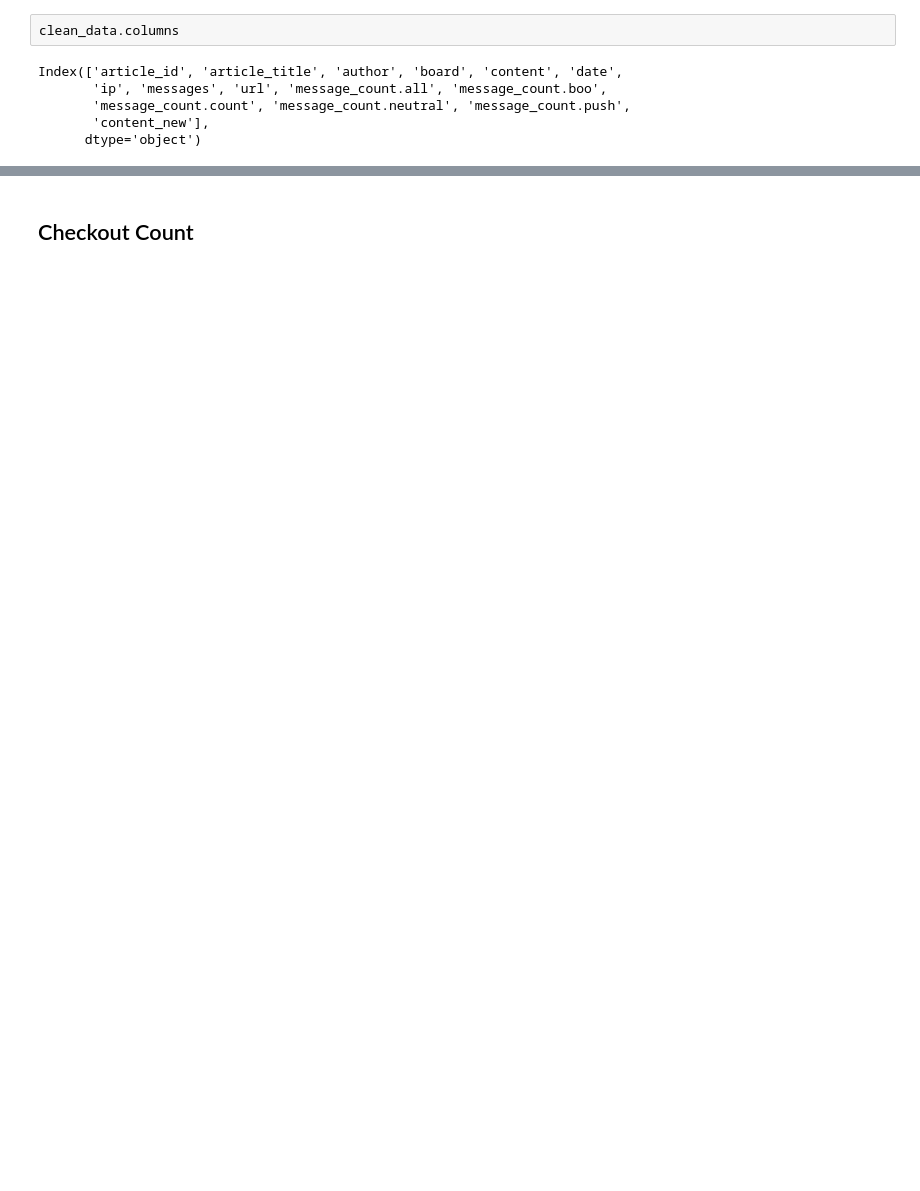
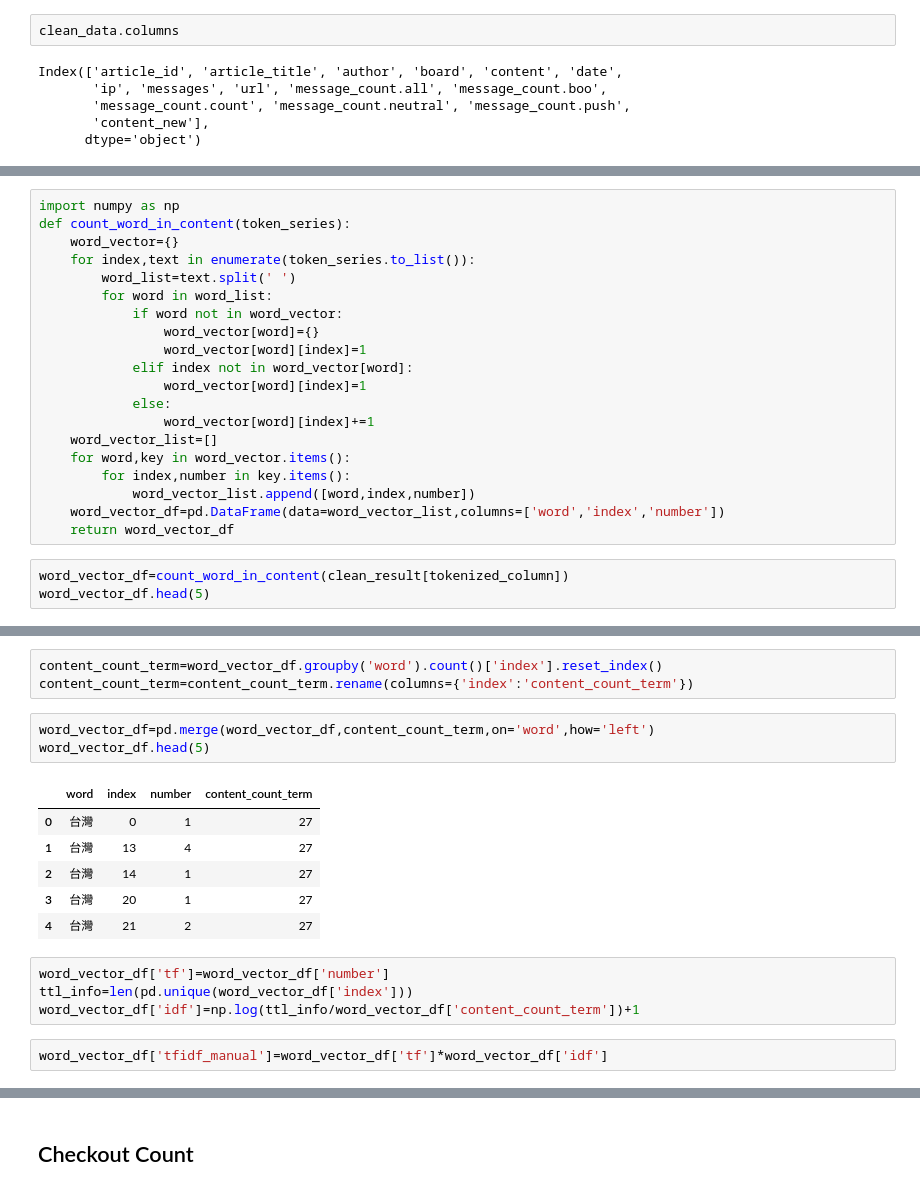
Before and after one commit to jjudy60334/tfidf_demo, a Jupyter notebook: tfidf_demo.ipynb, the cells around one changed output, grey strips where cells are left out. Cells and saved outputs as stored; diff of their text form; blank space fills up the shorter version.

```diff
--- a/tfidf_demo.ipynb
+++ b/tfidf_demo.ipynb
@@ -81,0 +73,23 @@ clean_data
+# %%
+import numpy as np
+def count_word_in_content(token_series):
+    word_vector={}
+    for index,text in enumerate(token_series.to_list()):
+        word_list=text.split(' ')
+        for word in word_list:
+            if word not in word_vector:
+                word_vector[word]={}
+                word_vector[word][index]=1
+            elif index not in word_vector[word]:
+                word_vector[word][index]=1
+            else:
+                word_vector[word][index]+=1
+    word_vector_list=[]
+    for word,key in word_vector.items():
+        for index,number in key.items():
+            word_vector_list.append([word,index,number])
+    word_vector_df=pd.DataFrame(data=word_vector_list,columns=['word','index','number'])
+    return word_vector_df
+# %%
+word_vector_df=count_word_in_content(clean_result[tokenized_column])
+word_vector_df.head(5)
@@ -81,0 +103,19 @@ clean_data
+# %%
+content_count_term=word_vector_df.groupby('word').count()['index'].reset_index()
+content_count_term=content_count_term.rename(columns={'index':'content_count_term'})
+# %%
+word_vector_df=pd.merge(word_vector_df,content_count_term,on='word',how='left')
+word_vector_df.head(5)
+# %% [output]
+|  | word | index | number | content_count_term |
+| 0 | 台灣 | 0 | 1 | 27 |
+| 1 | 台灣 | 13 | 4 | 27 |
+| 2 | 台灣 | 14 | 1 | 27 |
+| 3 | 台灣 | 20 | 1 | 27 |
+| 4 | 台灣 | 21 | 2 | 27 |
+# %%
+word_vector_df['tf']=word_vector_df['number']
+ttl_info=len(pd.unique(word_vector_df['index']))
+word_vector_df['idf']=np.log(ttl_info/word_vector_df['content_count_term'])+1
+# %%
+word_vector_df['tfidf_manual']=word_vector_df['tf']*word_vector_df['idf']
```
Also changed, not shown: parts of 17 cells of this notebook.
